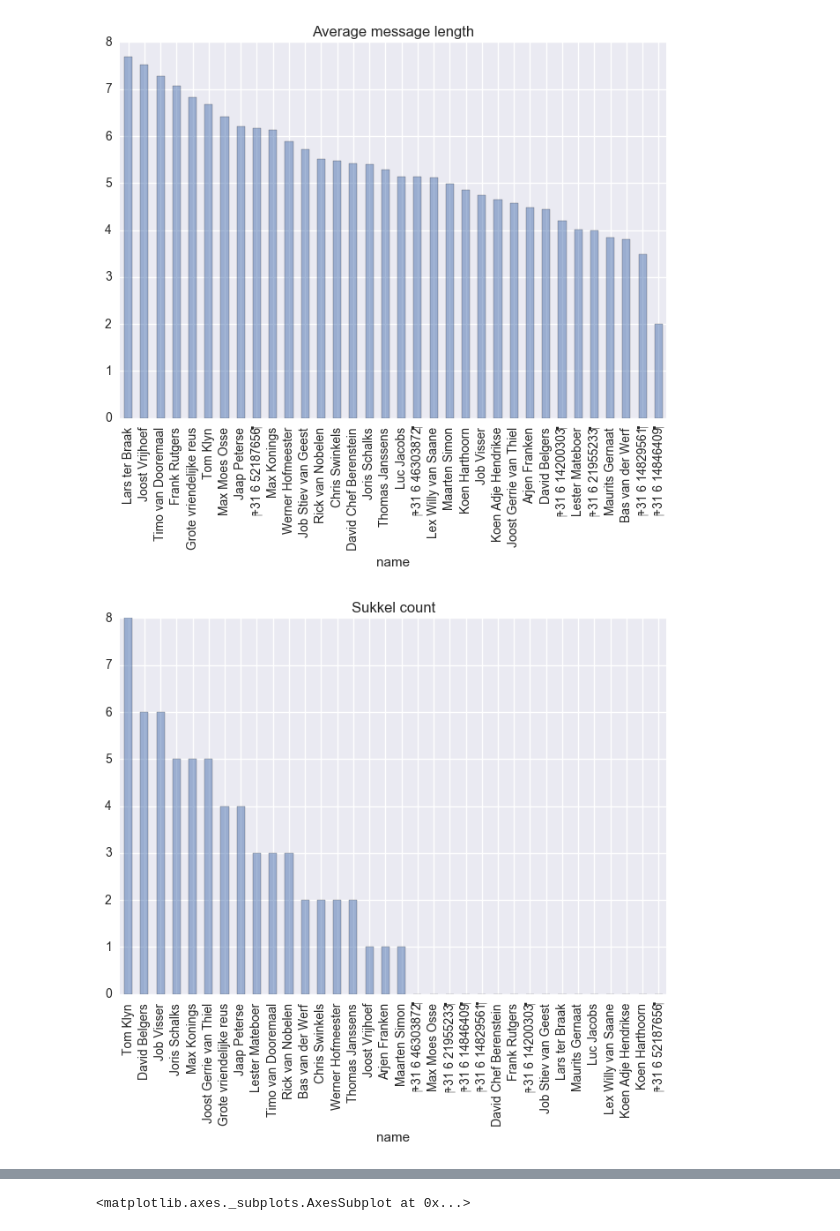
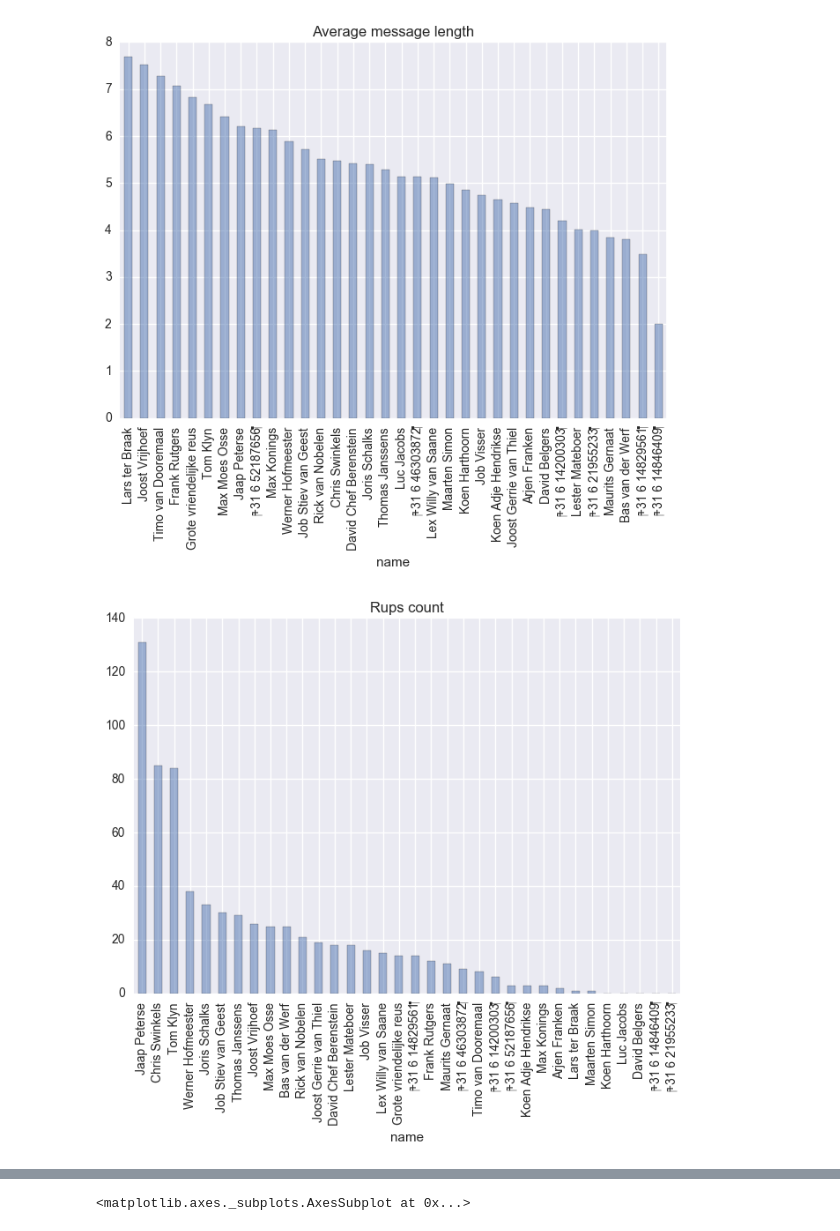
Before and after one commit to jobvisser03/21-text-mining, a Jupyter notebook: 21-text-mining.ipynb, the cells around one changed output, grey strips where cells are left out. Saved outputs shown, nothing was run; the diff lists cells and outputs as text; code cells hidden in the pictures.

```diff
--- a/21-text-mining.ipynb
+++ b/21-text-mining.ipynb
@@ -213,6 +260,6 @@ message_length_plot(df)
 # %% [output]
 [figure]
 # %%
-total_emo_cnt(df, 'sukkel_cnt', title = "Sukkel count")
+total_emo_cnt(df, 'emo_cnt', title = "Rups count")
 # %% [output]
-[figure, old version]
+[figure, new version]
```
Also changed, not shown: parts of 11 cells of this notebook.
